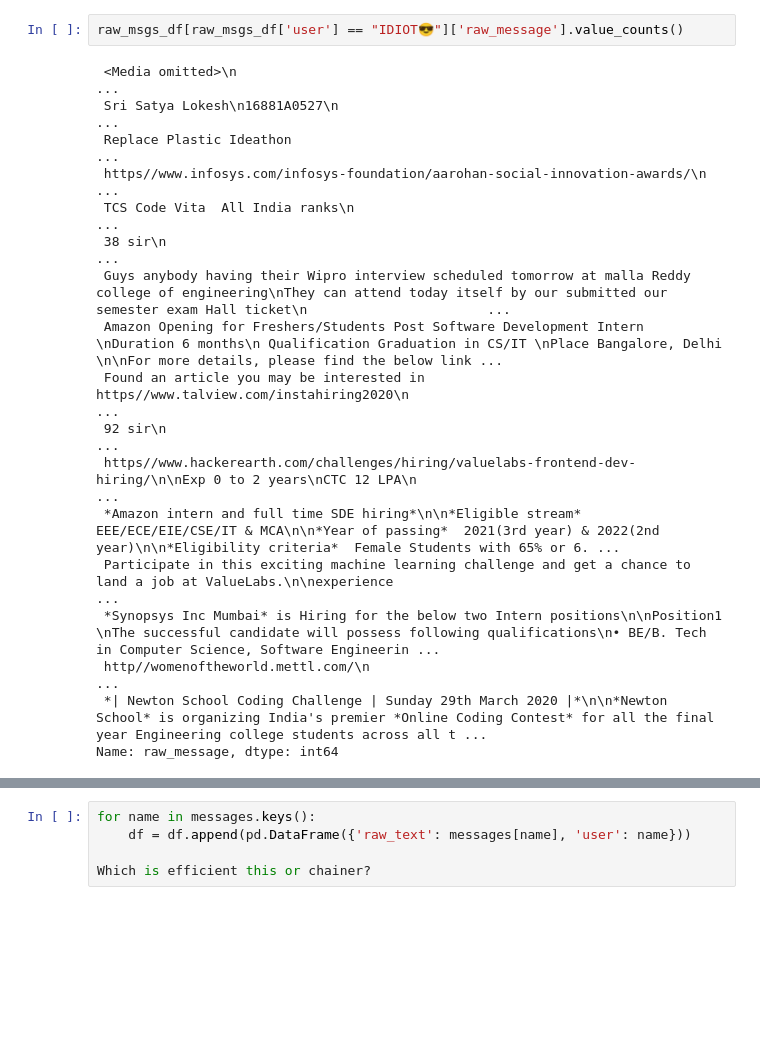
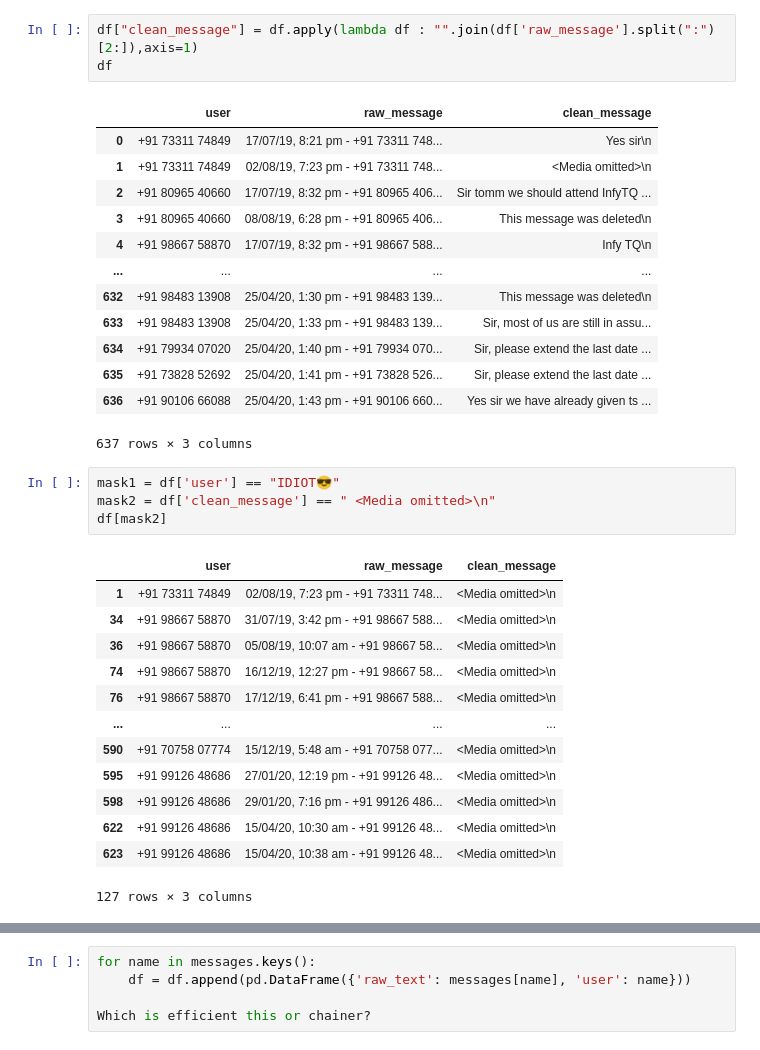
Before and after one commit to SriSatyaLokesh/some-app-for-whatsapp, a Jupyter notebook: notebooks/analytics/Cleaning_Whatsapp_chat_file.ipynb, the cells around one changed output, grey strips where cells are left out. Drawn from its saved outputs; the diff is of its cells as text; blank space fills up the shorter version.

```diff
--- a/notebooks/analytics/Cleaning_Whatsapp_chat_file.ipynb
+++ b/notebooks/analytics/Cleaning_Whatsapp_chat_file.ipynb
@@ -137,20 +98,35 @@ raw_msgs_df[raw_msgs_df['user'] == "IDIOT😎"]
-# %%
-raw_msgs_df[raw_msgs_df['user'] == "IDIOT😎"]['raw_message'].value_counts()
-# %% [output]
- <Media omitted>\n                                                                                                                                                                                       ...
- Sri Satya Lokesh\n16881A0527\n                                                                                                                                                                          ...
- Replace Plastic Ideathon                                                                                                                                                                                ...
- https//www.infosys.com/infosys-foundation/aarohan-social-innovation-awards/\n                                                                                                                           ...
- TCS Code Vita  All India ranks\n                                                                                                                                                                        ...
- 38 sir\n                                                                                                                                                                                                ...
- Guys anybody having their Wipro interview scheduled tomorrow at malla Reddy college of engineering\nThey can attend today itself by our submitted our semester exam Hall ticket\n                       ...
- Amazon Opening for Freshers/Students Post Software Development Intern \nDuration 6 months\n Qualification Graduation in CS/IT \nPlace Bangalore, Delhi \n\nFor more details, please find the below link ...
- Found an article you may be interested in https//www.talview.com/instahiring2020\n                                                                                                                      ...
- 92 sir\n                                                                                                                                                                                                ...
- https//www.hackerearth.com/challenges/hiring/valuelabs-frontend-dev-hiring/\n\nExp 0 to 2 years\nCTC 12 LPA\n                                                                                           ...
- *Amazon intern and full time SDE hiring*\n\n*Eligible stream*  EEE/ECE/EIE/CSE/IT & MCA\n\n*Year of passing*  2021(3rd year) & 2022(2nd year)\n\n*Eligibility criteria*  Female Students with 65% or 6. ...
- Participate in this exciting machine learning challenge and get a chance to land a job at ValueLabs.\n\nexperience                                                                                      ...
- *Synopsys Inc Mumbai* is Hiring for the below two Intern positions\n\nPosition1 \nThe successful candidate will possess following qualifications\n• BE/B. Tech in Computer Science, Software Engineerin ...
- http//womenoftheworld.mettl.com/\n                                                                                                                                                                      ...
- *| Newton School Coding Challenge | Sunday 29th March 2020 |*\n\n*Newton School* is organizing India's premier *Online Coding Contest* for all the final year Engineering college students across all t ...
-Name: raw_message, dtype: int64
+# %%
+df["clean_message"] = df.apply(lambda df : "".join(df['raw_message'].split(":")[2:]),axis=1)
+df
+# %% [output]
+|  | user | raw_message | clean_message |
+| 0 | +91 73311 74849 | 17/07/19, 8:21 pm - +91 73311 748... | Yes sir\n |
+| 1 | +91 73311 74849 | 02/08/19, 7:23 pm - +91 73311 748... | <Media omitted>\n |
+| 2 | +91 80965 40660 | 17/07/19, 8:32 pm - +91 80965 406... | Sir tomm we should attend InfyTQ ... |
+| 3 | +91 80965 40660 | 08/08/19, 6:28 pm - +91 80965 406... | This message was deleted\n |
+| 4 | +91 98667 58870 | 17/07/19, 8:32 pm - +91 98667 588... | Infy TQ\n |
+| ... | ... | ... | ... |
+| 632 | +91 98483 13908 | 25/04/20, 1:30 pm - +91 98483 139... | This message was deleted\n |
+| 633 | +91 98483 13908 | 25/04/20, 1:33 pm - +91 98483 139... | Sir, most of us are still in assu... |
+| 634 | +91 79934 07020 | 25/04/20, 1:40 pm - +91 79934 070... | Sir, please extend the last date ... |
+| 635 | +91 73828 52692 | 25/04/20, 1:41 pm - +91 73828 526... | Sir, please extend the last date ... |
+| 636 | +91 90106 66088 | 25/04/20, 1:43 pm - +91 90106 660... | Yes sir we have already given ts ... |
+637 rows × 3 columns
+# %%
+mask1 = df['user'] == "IDIOT😎"
+mask2 = df['clean_message'] == " <Media omitted>\n"
+df[mask2]
+# %% [output]
+|  | user | raw_message | clean_message |
+| 1 | +91 73311 74849 | 02/08/19, 7:23 pm - +91 73311 748... | <Media omitted>\n |
+| 34 | +91 98667 58870 | 31/07/19, 3:42 pm - +91 98667 588... | <Media omitted>\n |
+| 36 | +91 98667 58870 | 05/08/19, 10:07 am - +91 98667 58... | <Media omitted>\n |
+| 74 | +91 98667 58870 | 16/12/19, 12:27 pm - +91 98667 58... | <Media omitted>\n |
+| 76 | +91 98667 58870 | 17/12/19, 6:41 pm - +91 98667 588... | <Media omitted>\n |
+| ... | ... | ... | ... |
+| 590 | +91 70758 07774 | 15/12/19, 5:48 am - +91 70758 077... | <Media omitted>\n |
+| 595 | +91 99126 48686 | 27/01/20, 12:19 pm - +91 99126 48... | <Media omitted>\n |
+| 598 | +91 99126 48686 | 29/01/20, 7:16 pm - +91 99126 486... | <Media omitted>\n |
+| 622 | +91 99126 48686 | 15/04/20, 10:30 am - +91 99126 48... | <Media omitted>\n |
+| 623 | +91 99126 48686 | 15/04/20, 10:38 am - +91 99126 48... | <Media omitted>\n |
+127 rows × 3 columns
```
Also changed, not shown: parts of 19 cells of this notebook.
